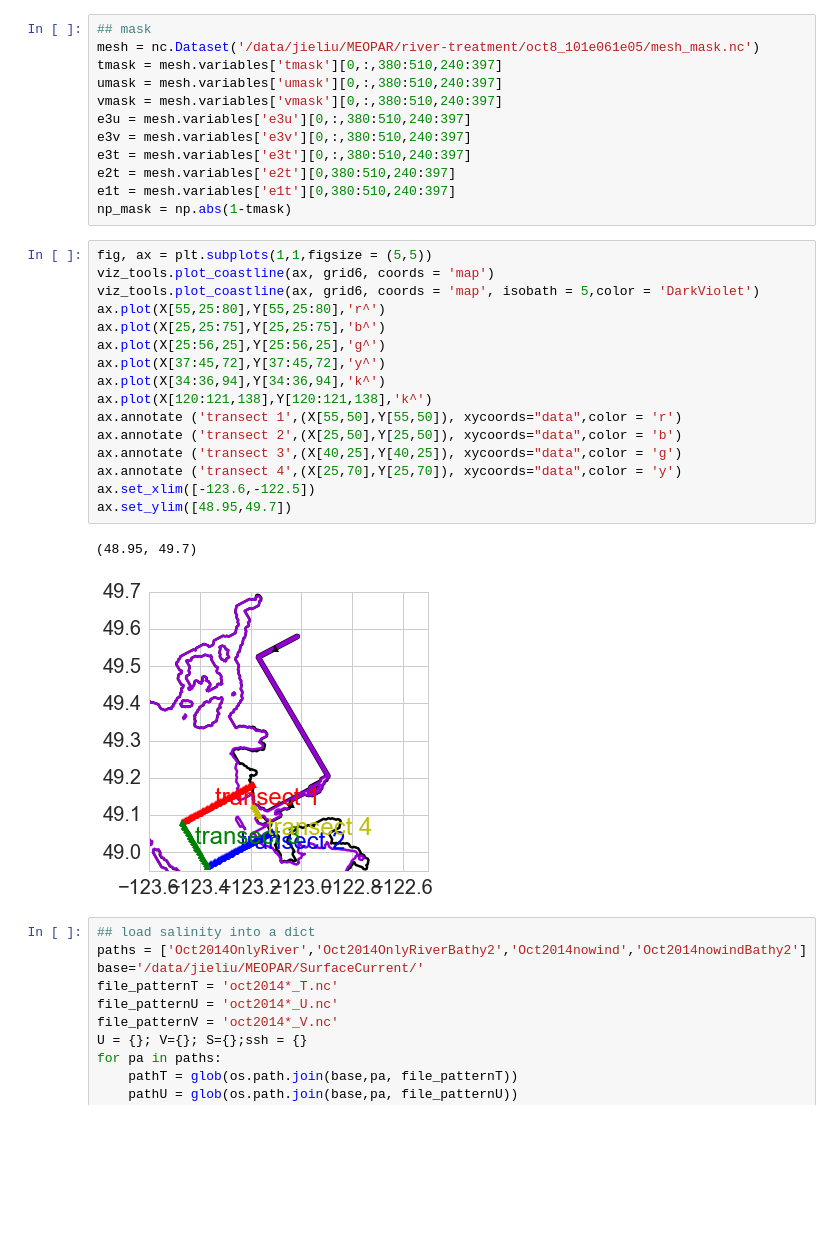
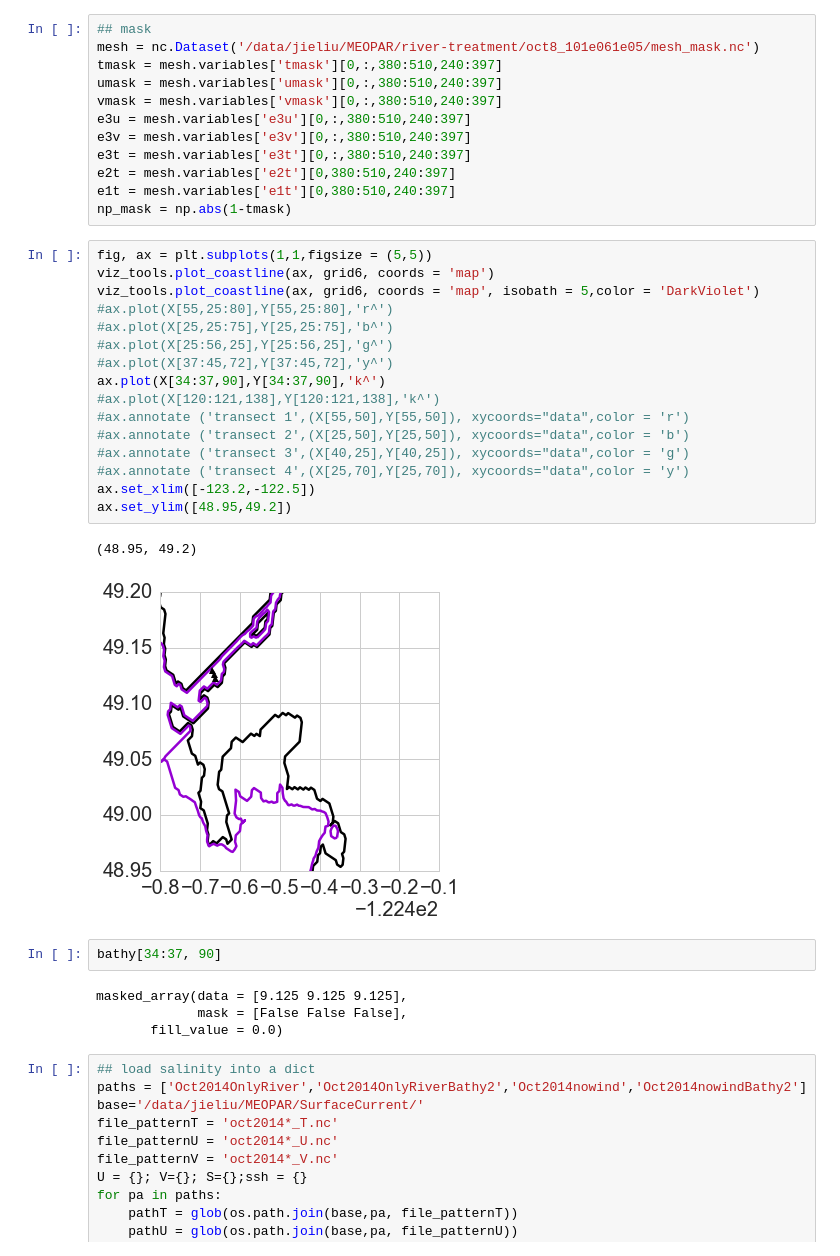
Before and after one commit to SalishSeaCast/analysis-jie, a Jupyter notebook: jie/surface_current/DiffBathy2&6.ipynb, the cells around one changed output. Saved outputs shown, nothing was run; the diff lists cells and outputs as text; blank space fills up the shorter version.

```diff
--- a/jie/surface_current/DiffBathy2&6.ipynb
+++ b/jie/surface_current/DiffBathy2&6.ipynb
@@ -43,22 +46,28 @@ np_mask = np.abs(1-tmask)
 # %%
 fig, ax = plt.subplots(1,1,figsize = (5,5))
 viz_tools.plot_coastline(ax, grid6, coords = 'map')
 viz_tools.plot_coastline(ax, grid6, coords = 'map', isobath = 5,color = 'DarkViolet')
-ax.plot(X[55,25:80],Y[55,25:80],'r^')
-ax.plot(X[25,25:75],Y[25,25:75],'b^')
-ax.plot(X[25:56,25],Y[25:56,25],'g^')
-ax.plot(X[37:45,72],Y[37:45,72],'y^')
-ax.plot(X[34:36,94],Y[34:36,94],'k^')
-ax.plot(X[120:121,138],Y[120:121,138],'k^')
-ax.annotate ('transect 1',(X[55,50],Y[55,50]), xycoords="data",color = 'r')
-ax.annotate ('transect 2',(X[25,50],Y[25,50]), xycoords="data",color = 'b')
-ax.annotate ('transect 3',(X[40,25],Y[40,25]), xycoords="data",color = 'g')
-ax.annotate ('transect 4',(X[25,70],Y[25,70]), xycoords="data",color = 'y')
-ax.set_xlim([-123.6,-122.5])
-ax.set_ylim([48.95,49.7])
+#ax.plot(X[55,25:80],Y[55,25:80],'r^')
+#ax.plot(X[25,25:75],Y[25,25:75],'b^')
+#ax.plot(X[25:56,25],Y[25:56,25],'g^')
+#ax.plot(X[37:45,72],Y[37:45,72],'y^')
+ax.plot(X[34:37,90],Y[34:37,90],'k^')
+#ax.plot(X[120:121,138],Y[120:121,138],'k^')
+#ax.annotate ('transect 1',(X[55,50],Y[55,50]), xycoords="data",color = 'r')
+#ax.annotate ('transect 2',(X[25,50],Y[25,50]), xycoords="data",color = 'b')
+#ax.annotate ('transect 3',(X[40,25],Y[40,25]), xycoords="data",color = 'g')
+#ax.annotate ('transect 4',(X[25,70],Y[25,70]), xycoords="data",color = 'y')
+ax.set_xlim([-123.2,-122.5])
+ax.set_ylim([48.95,49.2])
 # %% [output]
-(48.95, 49.7)
+(48.95, 49.2)
-[figure, old version]
+[figure, new version]
+# %%
+bathy[34:37, 90]
+# %% [output]
+masked_array(data = [9.125 9.125 9.125],
+             mask = [False False False],
+       fill_value = 0.0)
 # %%
 ## load salinity into a dict
 paths = ['Oct2014OnlyRiver','Oct2014OnlyRiverBathy2','Oct2014nowind','Oct2014nowindBathy2']
```
Also changed, not shown: parts of 28 cells of this notebook.
